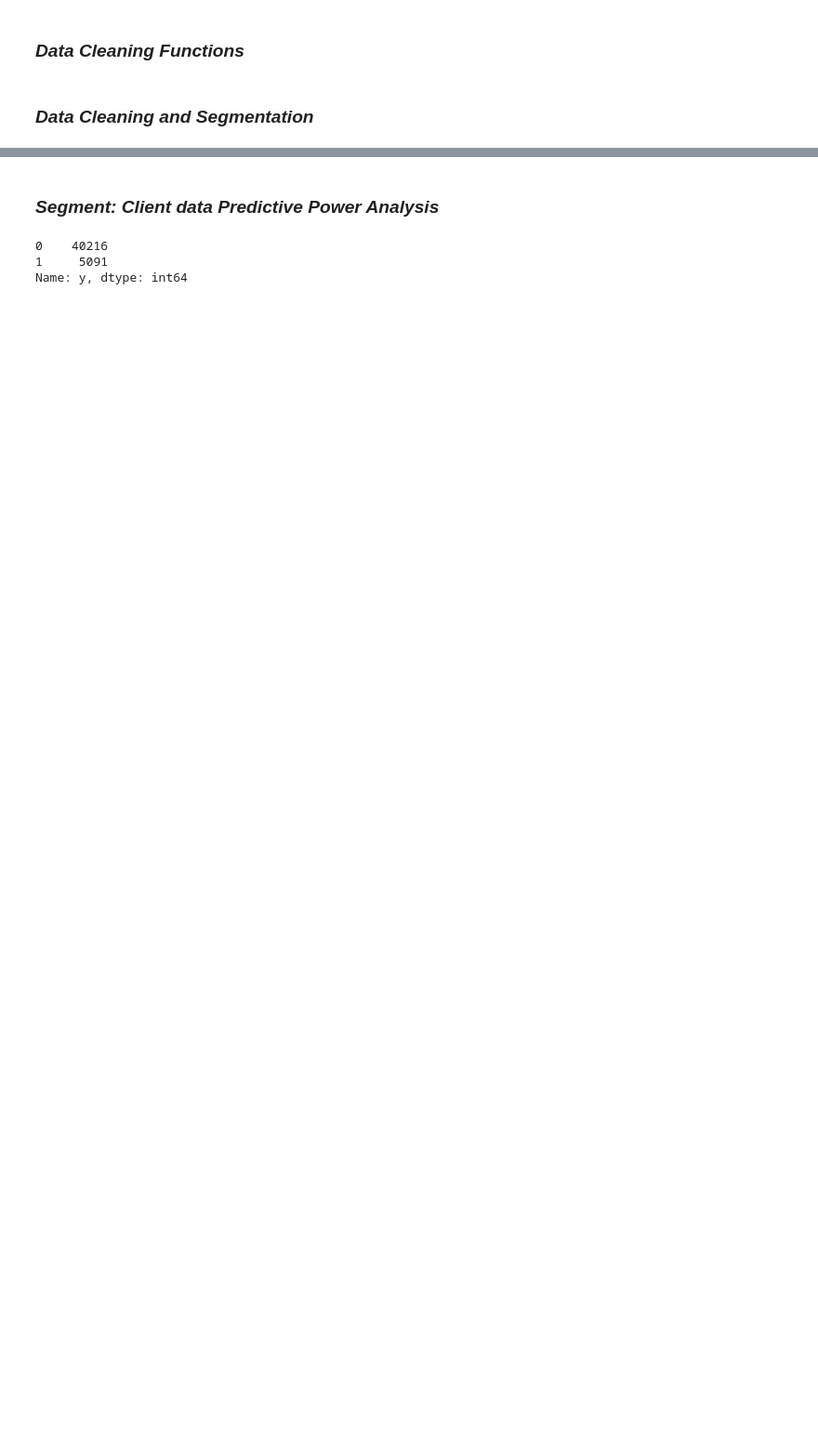
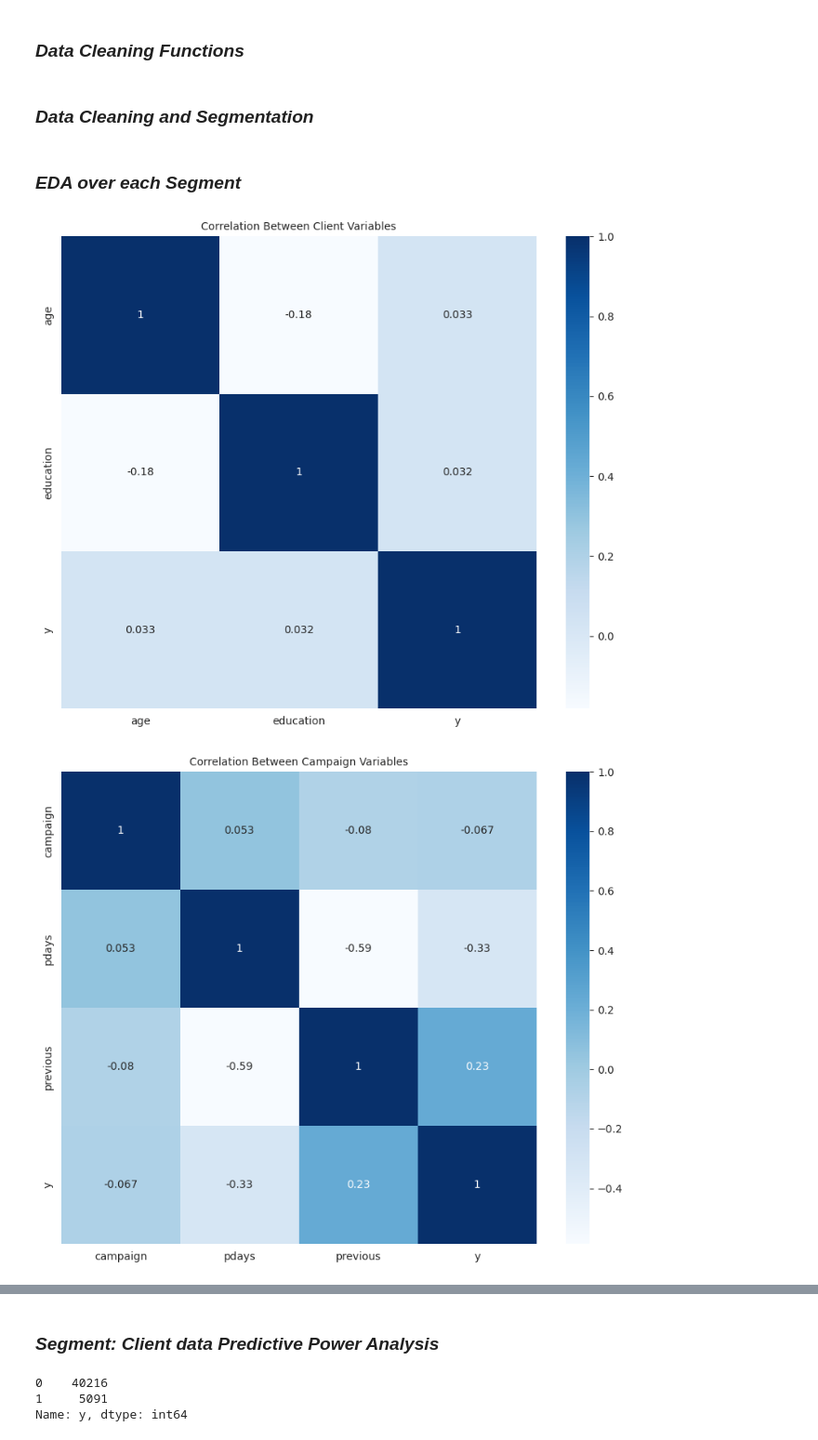
Before and after one commit to mooreaz92/bank_campaign_optimizer, a Jupyter notebook: client_testing.ipynb, the cells around one changed output, grey strips where cells are left out. Shown: that part at 93% size. Cells and saved outputs as stored; diff of their text form; code cells hidden in the pictures; blank space fills up the shorter version.

```diff
--- a/client_testing.ipynb
+++ b/client_testing.ipynb
@@ -106,0 +111,26 @@ def one_hot_encode(df):
+# %% [markdown]
+### *EDA over each Segment*
+# %%
+### Visualizing the correlation between the client variables in the client dataframe
+
+plt.figure(figsize=(10, 8))
+sns.heatmap(client_df.corr(), annot=True, cmap='Blues')
+plt.title('Correlation Between Client Variables', fontsize=10)
+plt.show()
+
+### Visualizing the correlation between the campaign variables in the campaign dataframe
+
+plt.figure(figsize=(10, 8))
+sns.heatmap(campaign_df.corr(), annot=True, cmap='Blues')
+plt.title('Correlation Between Campaign Variables', fontsize=10)
+plt.show()
+
+### Visualizing the correlation between the external variables in the external dataframe
+
+plt.figure(figsize=(10, 8))
+sns.heatmap(external_df.corr(), annot=True, cmap='Blues')
+plt.title('Correlation Between External Variables', fontsize=10)
+plt.show()
+# %% [output]
+[figure, added]
+[figure, added]
```
Also changed, not shown: parts of 9 cells of this notebook, 1 other file.
